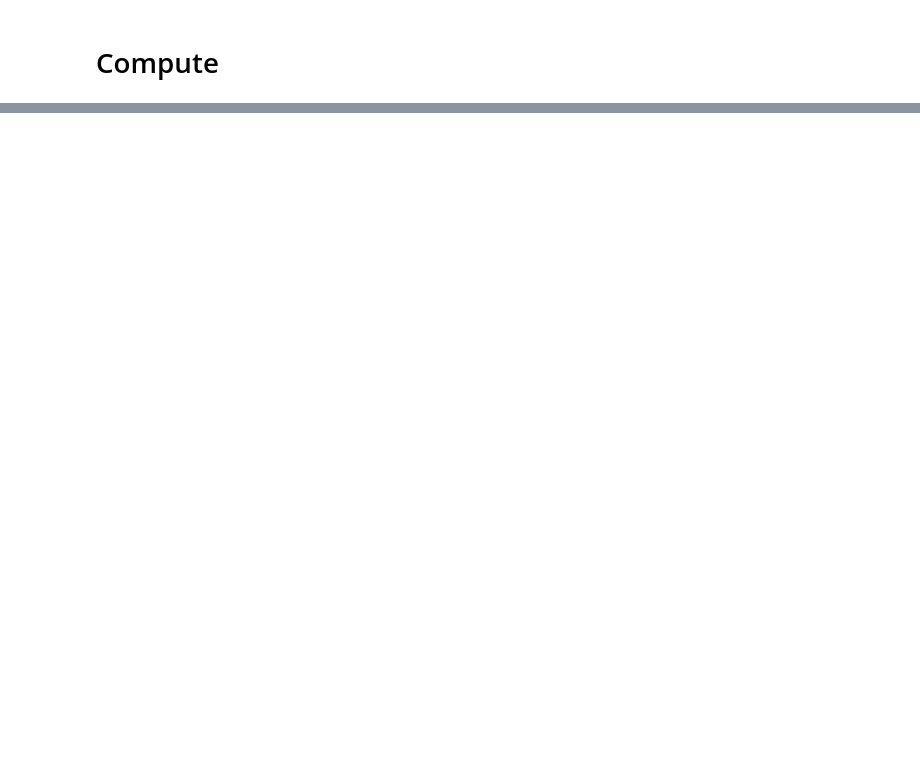
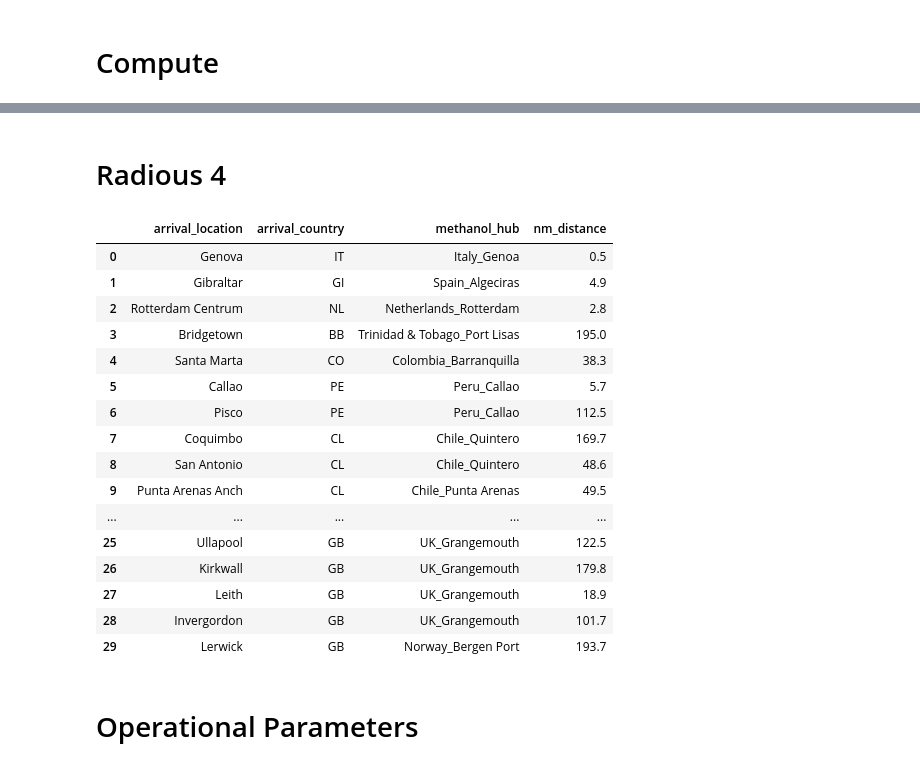
Before and after one commit to simo955/spotted_stuff, a Jupyter notebook: Seby/seby_methanol_computation.ipynb, the cells around one changed output, grey strips where cells are left out. Saved outputs shown, nothing was run; the diff lists cells and outputs as text; code cells hidden in the pictures; blank space fills up the shorter version.

```diff
--- a/Seby/seby_methanol_computation.ipynb
+++ b/Seby/seby_methanol_computation.ipynb
@@ -106,0 +153,25 @@ res2
+# %% [markdown]
+# Radious 4
+# %%
+res=compute_distance(arrival_df, methanol_df, 111.12, 4)
+res = remove_duplicates(res, ['arrival_location', 'km_distance'])
+res=res[['arrival_location', 'arrival_country', 'methanol_hub', 'nm_distance']]
+res
+# %% [output]
+|  | arrival_location | arrival_country | methanol_hub | nm_distance |
+| 0 | Genova | IT | Italy_Genoa | 0.5 |
+| 1 | Gibraltar | GI | Spain_Algeciras | 4.9 |
+| 2 | Rotterdam Centrum | NL | Netherlands_Rotterdam | 2.8 |
+| 3 | Bridgetown | BB | Trinidad & Tobago_Port Lisas | 195.0 |
+| 4 | Santa Marta | CO | Colombia_Barranquilla | 38.3 |
+| 5 | Callao | PE | Peru_Callao | 5.7 |
+| 6 | Pisco | PE | Peru_Callao | 112.5 |
+| 7 | Coquimbo | CL | Chile_Quintero | 169.7 |
+| 8 | San Antonio | CL | Chile_Quintero | 48.6 |
+| 9 | Punta Arenas Anch | CL | Chile_Punta Arenas | 49.5 |
+| ... | ... | ... | ... | ... |
+| 25 | Ullapool | GB | UK_Grangemouth | 122.5 |
+| 26 | Kirkwall | GB | UK_Grangemouth | 179.8 |
+| 27 | Leith | GB | UK_Grangemouth | 18.9 |
+| 28 | Invergordon | GB | UK_Grangemouth | 101.7 |
+| 29 | Lerwick | GB | Norway_Bergen Port | 193.7 |
@@ -106,0 +180,2 @@ res2
+# %% [markdown]
+# Operational Parameters
```
Also changed, not shown: parts of 24 cells of this notebook.
